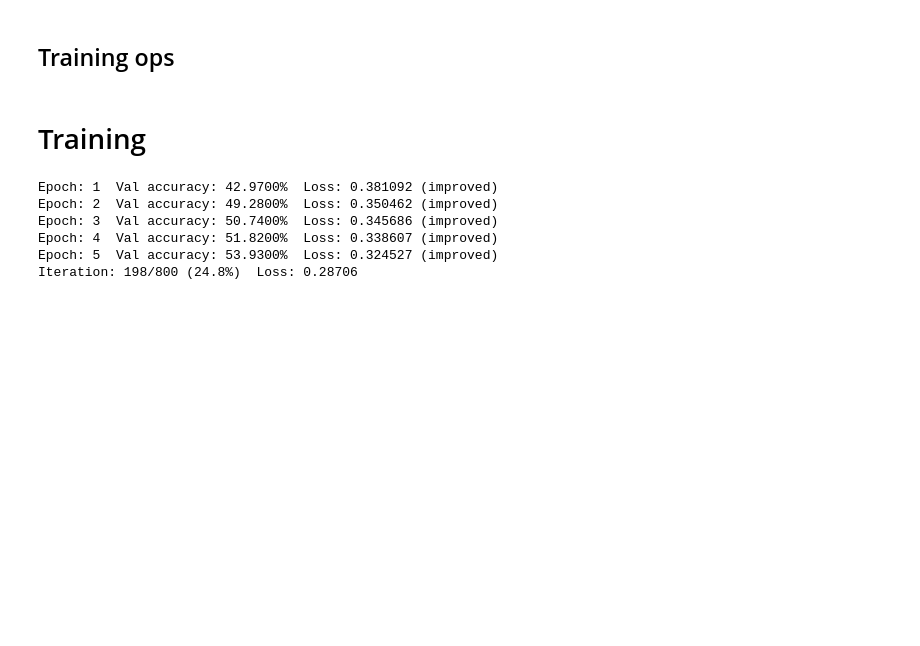
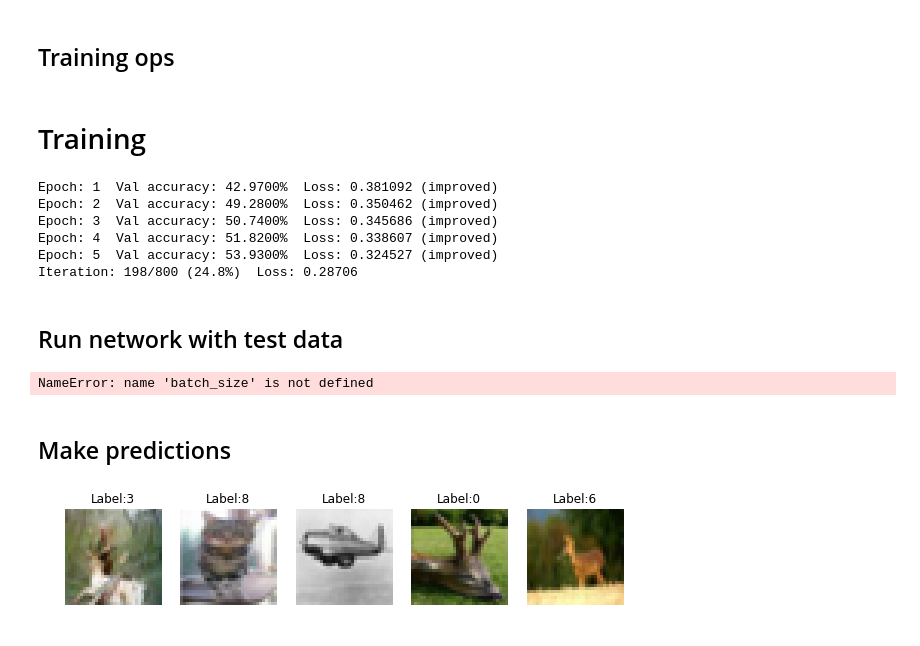
Before and after one commit to qrmt/CapsNet, a Jupyter notebook: load_data.ipynb, the cells around one changed output. Cells and saved outputs as stored; diff of their text form; code cells hidden in the pictures; blank space fills up the shorter version.

Commit message:
Add prediction

```diff
--- a/load_data.ipynb
+++ b/load_data.ipynb
@@ -397,0 +406,37 @@ len(train_images)
+# %% [markdown]
+## Run network with test data
+# %%
+n_iterations_test = len(test_images) // batch_size
+
+with tf.Session() as sess:
+    saver.restore(sess, checkpoint_path)
+
+    loss_tests = []
+    acc_tests = []
+    for iteration in range(1, n_iterations_test + 1):
+        X_batch, y_batch = get_next_batch(batch_size, iteration,
+                                              test_images, test_labels)
+        loss_test, acc_test = sess.run(
+                [loss, accuracy],
+                feed_dict={X: X_batch.reshape([-1, 32, 32, 3]),
+                           y: y_batch})
+        loss_tests.append(loss_test)
+        acc_tests.append(acc_test)
+        print("\rEvaluating the model: {}/{} ({:.1f}%)".format(
+                  iteration, n_iterations_test,
+                  iteration * 100 / n_iterations_test),
+              end=" " * 10)
+    loss_test = np.mean(loss_tests)
+    acc_test = np.mean(acc_tests)
+    print("\rFinal test accuracy: {:.4f}%  Loss: {:.6f}".format(
+        acc_test * 100, loss_test))
+# %% [output]
+NameError: name 'batch_size' is not defined
+# %% [markdown]
+## Make predictions
+# %%
+n_samples = 5
+
+idxs = np.random.randint(0,len(test_images), n_samples)
+sample_images = test_images[idxs].reshape([-1, 32, 32, 3])
+sample_labels = test_labels[idxs]
@@ -397,0 +450,11 @@ len(train_images)
+# %%
+plt.figure(figsize=(n_samples * 2, 3))
+for index in range(n_samples):
+    plt.subplot(1, n_samples, index + 1)
+    plt.imshow(sample_images[index], cmap="binary")
+    plt.title("Label:" + str(test_labels[index]))
+    plt.axis("off")
+
+plt.show()
+# %% [output]
+[figure, added]
```
Also changed, not shown: parts of 7 cells of this notebook.
